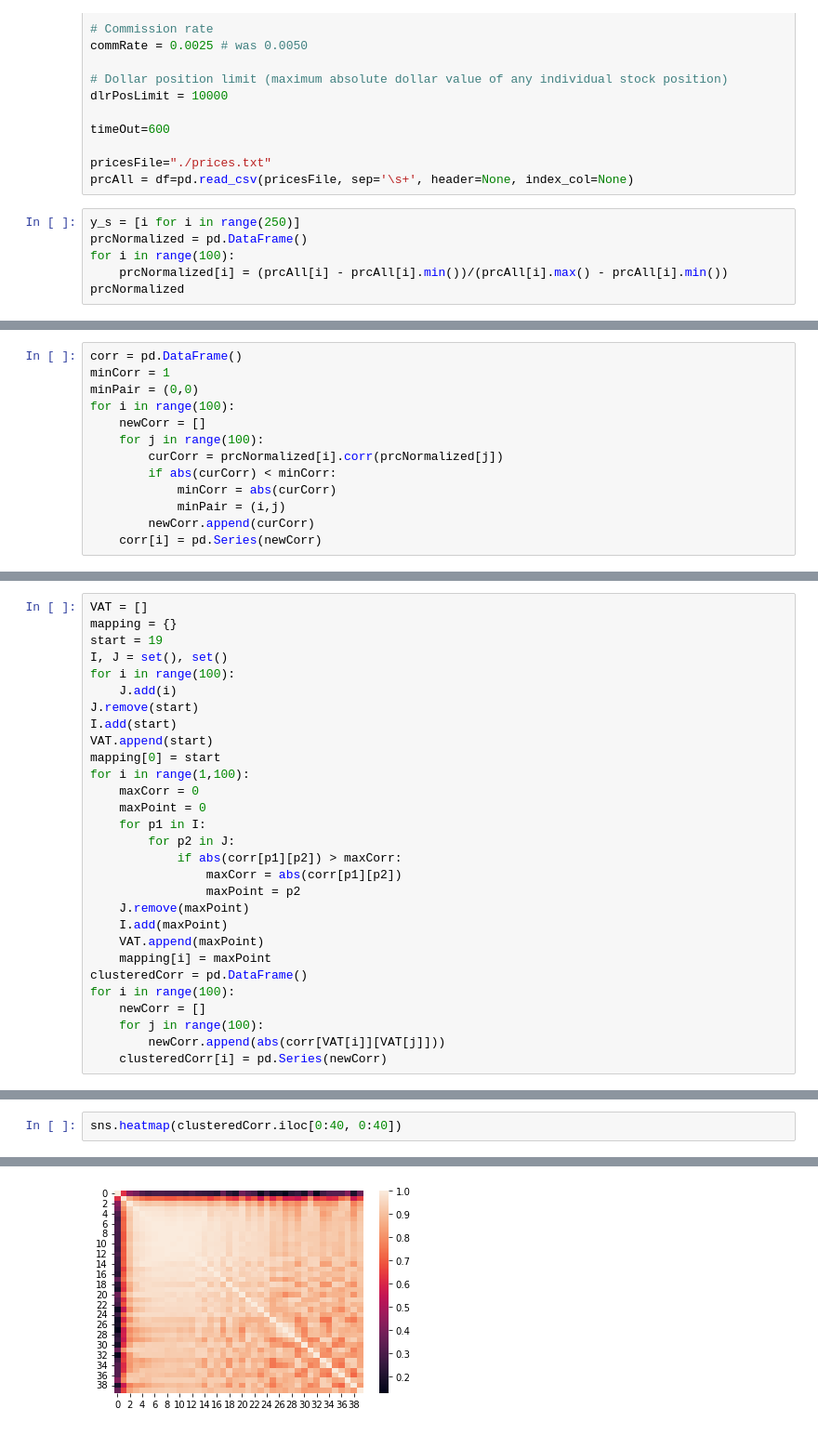
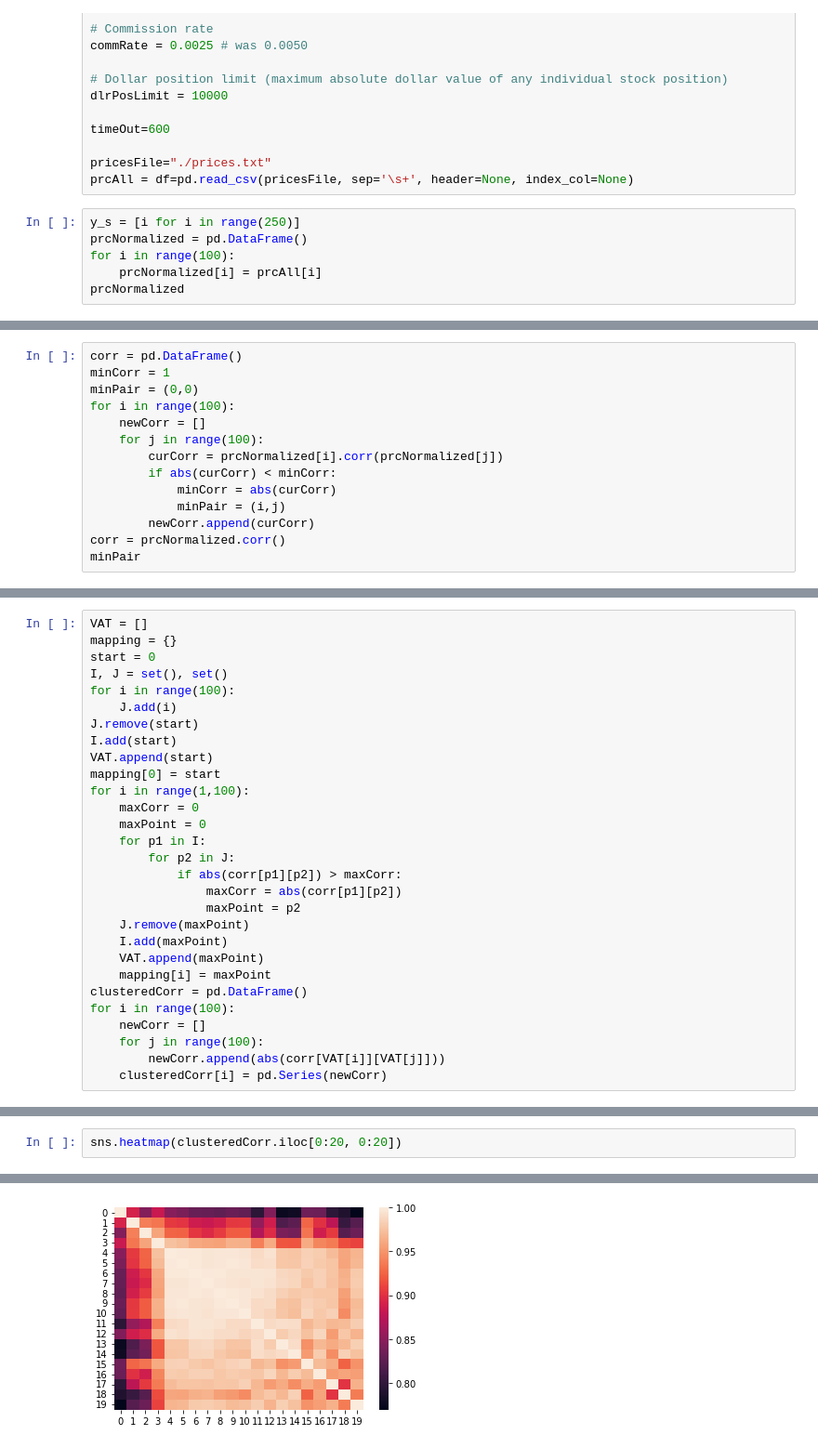
Before and after one commit to notalol1con/algothon2022, a Jupyter notebook: test.ipynb, the cells around one changed output, grey strips where cells are left out. Shown at 93% size. Cells and saved outputs as stored; diff of their text form.

```diff
--- a/test.ipynb
+++ b/test.ipynb
@@ -22,7 +22,7 @@ prcAll = df=pd.read_csv(pricesFile, sep='\s+', header=None, index_col=None)
 y_s = [i for i in range(250)]
 prcNormalized = pd.DataFrame()
 for i in range(100):
-    prcNormalized[i] = (prcAll[i] - prcAll[i].min())/(prcAll[i].max() - prcAll[i].min())
+    prcNormalized[i] = prcAll[i]
 prcNormalized
 # %% [output]
 |  | 0 | 1 | 2 | 3 | 4 | 5 | 6 | 7 | 8 | 9 | ... | ... |
@@ -56,4 +56,5 @@ for i in range(100):
             minCorr = abs(curCorr)
             minPair = (i,j)
         newCorr.append(curCorr)
-    corr[i] = pd.Series(newCorr)
+corr = prcNormalized.corr()
+minPair
@@ -60,7 +63,7 @@ for i in range(100):
 # %%
 VAT = []
 mapping = {}
-start = 19
+start = 0
 I, J = set(), set()
 for i in range(100):
     J.add(i)
@@ -94,6 +97,6 @@ sns.heatmap(clusteredCorr)
 # %%
-sns.heatmap(clusteredCorr.iloc[0:40, 0:40])
+sns.heatmap(clusteredCorr.iloc[0:20, 0:20])
 # %% [output]
 <AxesSubplot:>
-[figure, old version]
+[figure, new version]
 # %%
```
Also changed, not shown: parts of 10 cells of this notebook, 2 other files.
